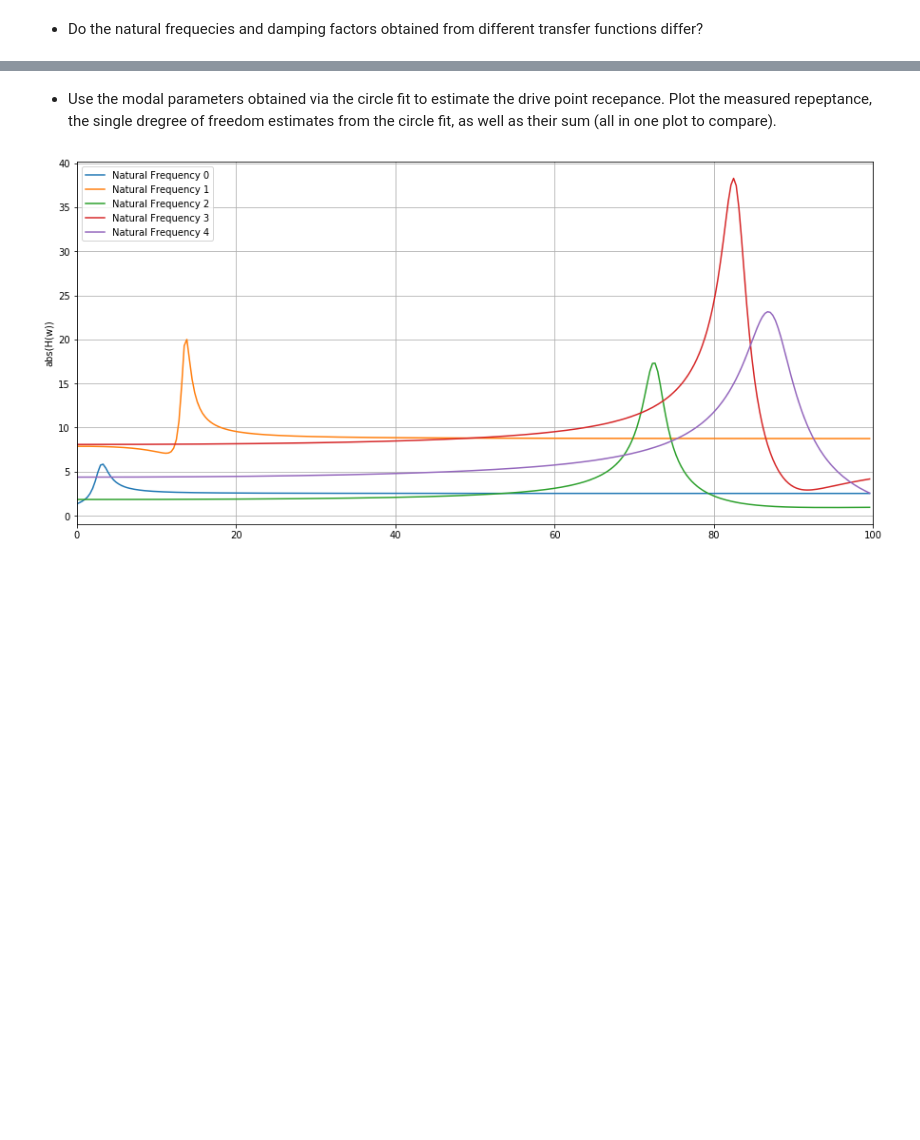
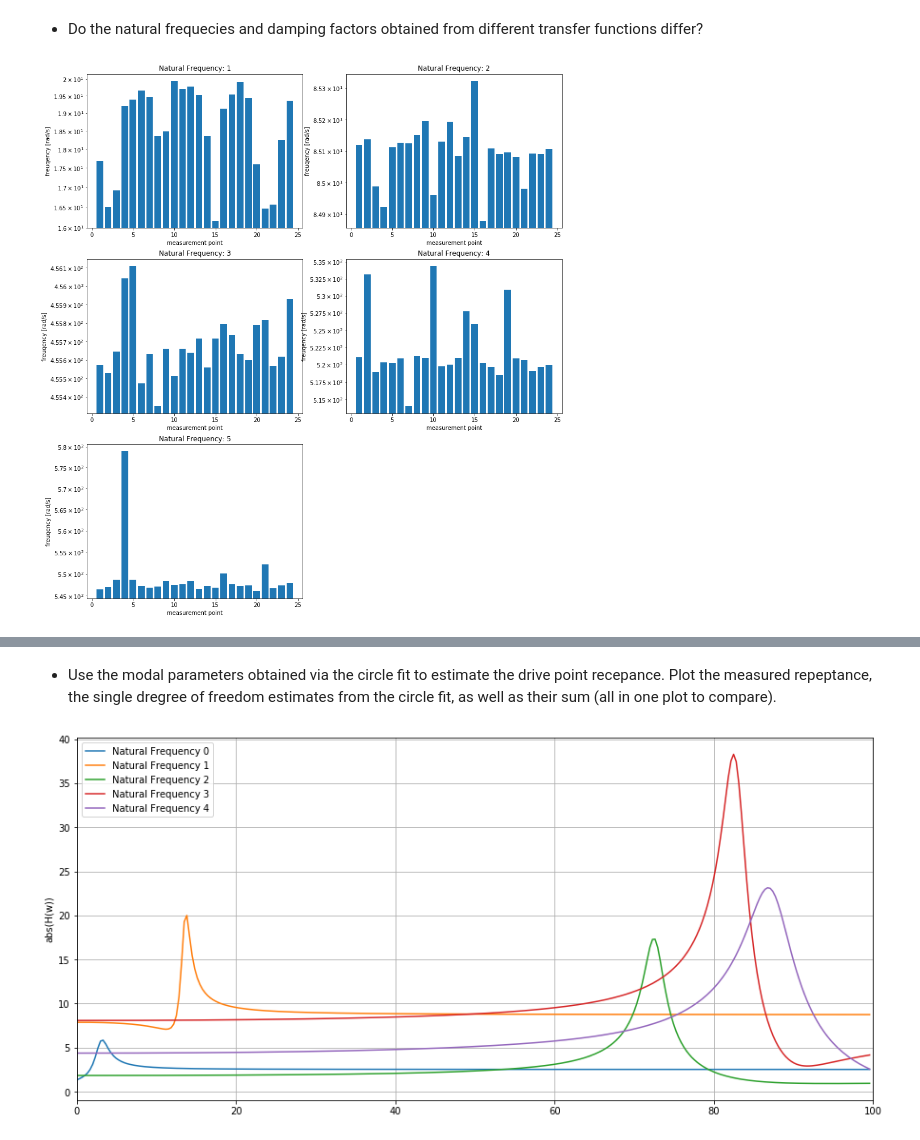
Before and after one commit to phmandl/modalanalyse, a Jupyter notebook: HW5/Max/5_IdentificationMethods_template.ipynb, the cells around one changed output, grey strips where cells are left out. Drawn from its saved outputs; the diff is of its cells as text; code cells hidden in the pictures; blank space fills up the shorter version.

Commit message:
update, circle fitting finished

```diff
--- a/HW5/Max/5_IdentificationMethods_template.ipynb
+++ b/HW5/Max/5_IdentificationMethods_template.ipynb
@@ -739,2 +733,10 @@ Modal Constant:  (418073.43110216217+269742.5434142714j)
 # %% [markdown]
 * Use the circle fit algorithm to determine the modal constants for all measured locations (=recpetance functions). Use the frequency ranges (around the peaks) determined above.
+# %%
+# Build some containers to save all the fittings
+size_container = (len(peaks_idx_P05_rfft_window),24)
+
+wk_all = np.zeros(size_container, dtype = float)
+zeta_k_all = np.zeros(size_container, dtype = float)
+C_k_all = np.zeros(size_container, dtype = complex)
+D_k_all = np.zeros(size_container, dtype = complex)
@@ -801,0 +898,44 @@ Modal Constant:  (102.8056914815967+328.2898298759721j)
+# %%
+# Plot wks
+index = np.arange(1,25)
+
+plt.figure(figsize = [15,17])
+
+plt.subplot(3,2,1)
+plt.bar(index, wk_all[0,:])
+plt.xlabel('measurement point')
+plt.ylabel('freuqency [rad/s]')
+plt.title('Natural Frequency: 1')
+plt.yscale('log')
+
+plt.subplot(3,2,2)
+plt.bar(index, wk_all[1,:])
+plt.xlabel('measurement point')
+plt.ylabel('freuqency [rad/s]')
+plt.title('Natural Frequency: 2')
+plt.yscale('log')
+
+plt.subplot(3,2,3)
+plt.bar(index, wk_all[2,:])
+plt.xlabel('measurement point')
+plt.ylabel('freuqency [rad/s]')
+plt.title('Natural Frequency: 3')
+plt.yscale('log')
+
+plt.subplot(3,2,4)
+plt.bar(index, wk_all[3,:])
+plt.xlabel('measurement point')
+plt.ylabel('freuqency [rad/s]')
+plt.title('Natural Frequency: 4')
+plt.yscale('log')
+
+plt.subplot(3,2,5)
+plt.bar(index, wk_all[4,:])
+plt.xlabel('measurement point')
+plt.ylabel('freuqency [rad/s]')
+plt.title('Natural Frequency: 5')
+plt.yscale('log')
+
+plt.show()
+# %% [output]
+[figure, added]
```
Also changed, not shown: parts of 18 cells of this notebook.
